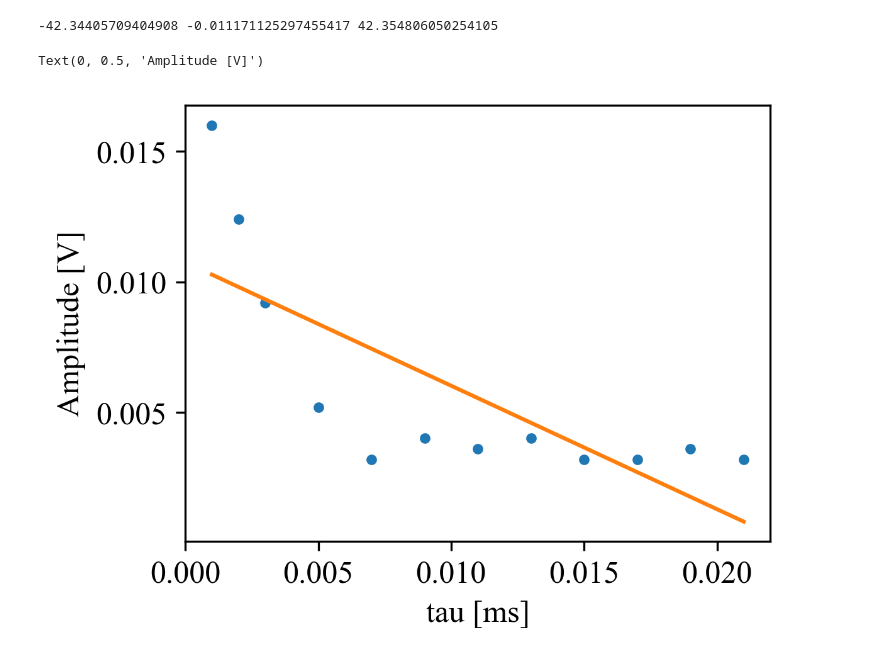
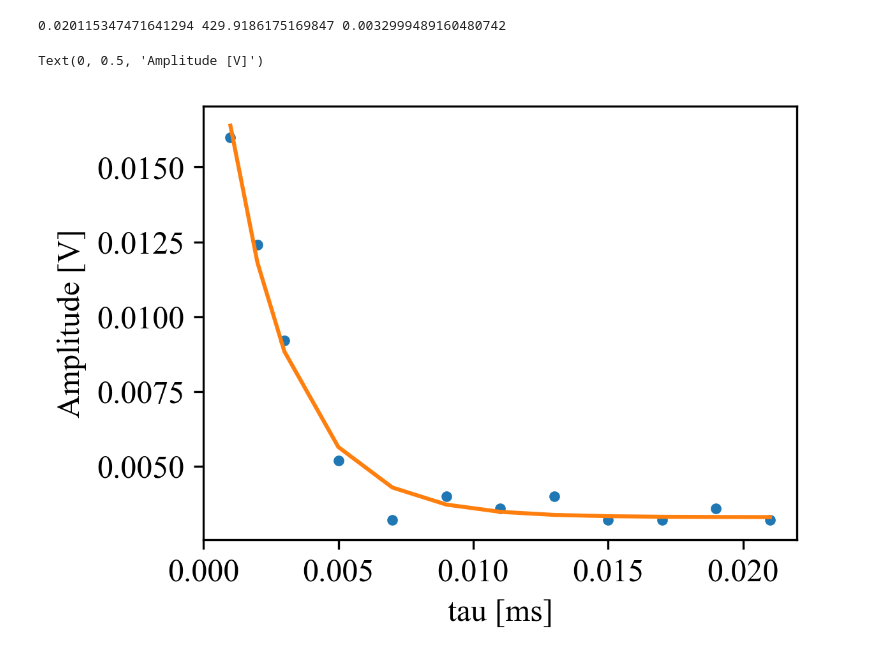
Before and after one commit to juliaeveritt/eng-phys-lab, a Jupyter notebook: NMR/Plots Test.ipynb, the cells around one changed output. Saved outputs shown, nothing was run; the diff lists cells and outputs as text; code cells hidden in the pictures.

Commit message:
Fixed curve fit

```diff
--- a/NMR/Plots Test.ipynb
+++ b/NMR/Plots Test.ipynb
@@ -50,30 +50,30 @@ for i, ax in enumerate(ax.flat):
 # %%
 x = tau
 y = maxvals
 
 # Have an initial guess as to what the values of the parameters are
-a_guess = 0.02
+a_guess = 0.04
 b_guess = 0.001
 c_guess = 0.05
 
 # Fit the function a * np.exp(b * t) + c to x and y
 popt, pcov = curve_fit(
     lambda t, a, b, c: a * np.exp(-b * t) + c,
     x, y, p0=(a_guess, b_guess, c_guess)
 )
 
 # The optimised values of the parameters are
 a = popt[0]
 b = popt[1]
 c = popt[2]
 
 print(a, b, c)
 
 plt.plot(tau, maxvals, '.')
 plt.plot(tau, a * np.exp(-b * tau) + c)
 plt.xlabel('tau [ms]')
 plt.ylabel('Amplitude [V]')
 # %% [output]
--42.34405709404908 -0.011171125297455417 42.354806050254105
+0.020115347471641294 429.9186175169847 0.0032999489160480742
 Text(0, 0.5, 'Amplitude [V]')
-[figure, old version]
+[figure, new version]
```
Also changed, not shown: parts of 2 cells of this notebook.
